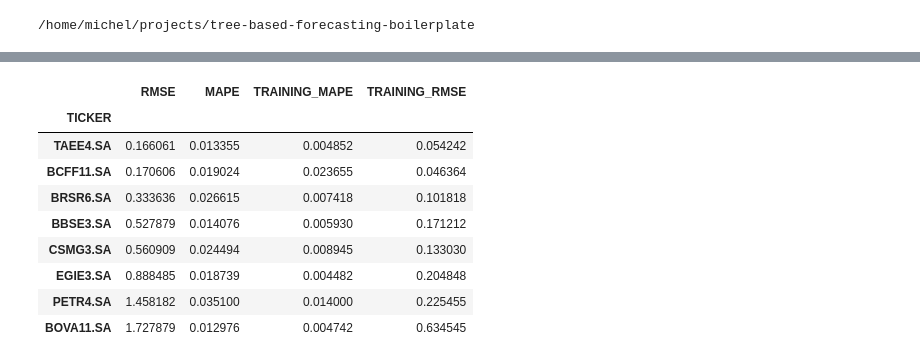
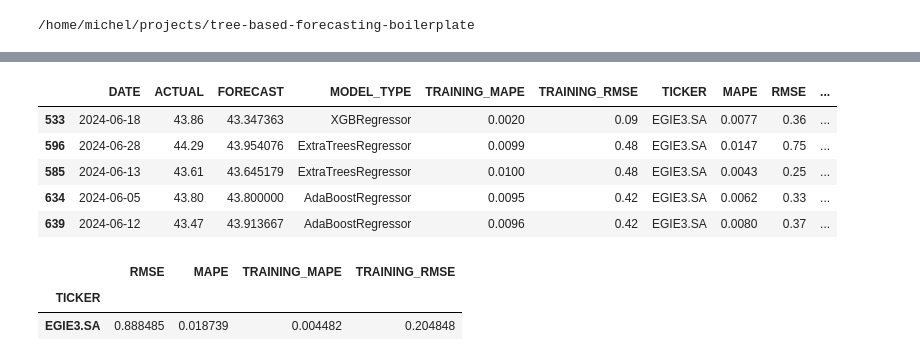
Before and after one commit to micheldearaujo/tree-based-forecasting-boilerplate, a Jupyter notebook: notebooks/02-explore_model_results.ipynb, the cells around one changed output, grey strips where cells are left out. Saved outputs shown, nothing was run; the diff lists cells and outputs as text; code cells hidden in the pictures.

```diff
--- a/notebooks/02-explore_model_results.ipynb
+++ b/notebooks/02-explore_model_results.ipynb
@@ -32,5 +40,10 @@ from src.visualization.data_viz import *
 # %%
+ticker = 'EGIE3.SA'
+
 feature_df = pd.read_csv(os.path.join(PROCESSED_DATA_PATH, PROCESSED_DATA_NAME), parse_dates=["DATE"])
-cv_results_default = pd.read_csv(os.path.join(OUTPUT_DATA_PATH, 'default_validation_results.csv'), parse_dates=["DATE"])
-cv_results_tuned = pd.read_csv(os.path.join(OUTPUT_DATA_PATH, 'validation_results.csv'), parse_dates=["DATE"])
-# feature_df = feature_df[feature_df[CATEGORY_COL].isin(ticker_list)]
+wfv_results_default = pd.read_csv(os.path.join(OUTPUT_DATA_PATH, 'default_validation_results.csv'), parse_dates=["DATE"])
+wfv_results_tuned = pd.read_csv(os.path.join(OUTPUT_DATA_PATH, 'validation_results.csv'), parse_dates=["DATE"])
+
+cv_results_ada = pd.read_csv(os.path.join(f'./models/{ticker}', 'cv_results_ADA.csv'))
+cv_results_et = pd.read_csv(os.path.join(f'./models/{ticker}', 'cv_results_ET.csv'))
+cv_results_xgb = pd.read_csv(os.path.join(f'./models/{ticker}', 'cv_results_XGB.csv'))
@@ -36,0 +52,4 @@ cv_results_tuned = pd.read_csv(os.path.join(OUTPUT_DATA_PATH, 'validation_result
+# %%
+feature_df = feature_df[feature_df['TICKER'] == ticker]
+wfv_results_default = wfv_results_default[wfv_results_default['TICKER'] == ticker]
+wfv_results_tuned = wfv_results_tuned[wfv_results_tuned['TICKER'] == ticker]
@@ -37,15 +72,17 @@ cv_results_tuned = pd.read_csv(os.path.join(OUTPUT_DATA_PATH, 'validation_result
+# %%
+wfv_results_tuned.sample(5)
+# %% [output]
+|  | DATE | ACTUAL | FORECAST | MODEL_TYPE | TRAINING_MAPE | TRAINING_RMSE | TICKER | MAPE | RMSE | ... |
+| 533 | 2024-06-18 | 43.86 | 43.347363 | XGBRegressor | 0.0020 | 0.09 | EGIE3.SA | 0.0077 | 0.36 | ... |
+| 596 | 2024-06-28 | 44.29 | 43.954076 | ExtraTreesRegressor | 0.0099 | 0.48 | EGIE3.SA | 0.0147 | 0.75 | ... |
+| 585 | 2024-06-13 | 43.61 | 43.645179 | ExtraTreesRegressor | 0.0100 | 0.48 | EGIE3.SA | 0.0043 | 0.25 | ... |
+| 634 | 2024-06-05 | 43.80 | 43.800000 | AdaBoostRegressor | 0.0095 | 0.42 | EGIE3.SA | 0.0062 | 0.33 | ... |
+| 639 | 2024-06-12 | 43.47 | 43.913667 | AdaBoostRegressor | 0.0096 | 0.42 | EGIE3.SA | 0.0080 | 0.37 | ... |
 # %%
-default_metrics = cv_results_default.groupby("TICKER").agg({"RMSE": "mean", "MAPE": "mean", "TRAINING_MAPE": "mean", "TRAINING_RMSE": "mean"})
+default_metrics = wfv_results_default.groupby("TICKER").agg({"RMSE": "mean", "MAPE": "mean", "TRAINING_MAPE": "mean", "TRAINING_RMSE": "mean"})
 default_metrics.sort_values("RMSE")
 # %% [output]
 |  | RMSE | MAPE | TRAINING_MAPE | TRAINING_RMSE |
 | TICKER |  |  |  |  |
-| TAEE4.SA | 0.166061 | 0.013355 | 0.004852 | 0.054242 |
-| BCFF11.SA | 0.170606 | 0.019024 | 0.023655 | 0.046364 |
-| BRSR6.SA | 0.333636 | 0.026615 | 0.007418 | 0.101818 |
-| BBSE3.SA | 0.527879 | 0.014076 | 0.005930 | 0.171212 |
-| CSMG3.SA | 0.560909 | 0.024494 | 0.008945 | 0.133030 |
 | EGIE3.SA | 0.888485 | 0.018739 | 0.004482 | 0.204848 |
-| PETR4.SA | 1.458182 | 0.035100 | 0.014000 | 0.225455 |
-| BOVA11.SA | 1.727879 | 0.012976 | 0.004742 | 0.634545 |
 # %%
```
Also changed, not shown: parts of 21 cells of this notebook.
